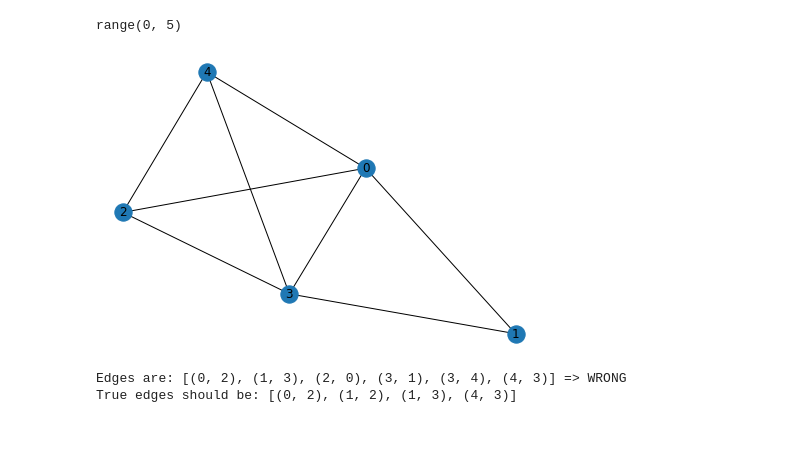
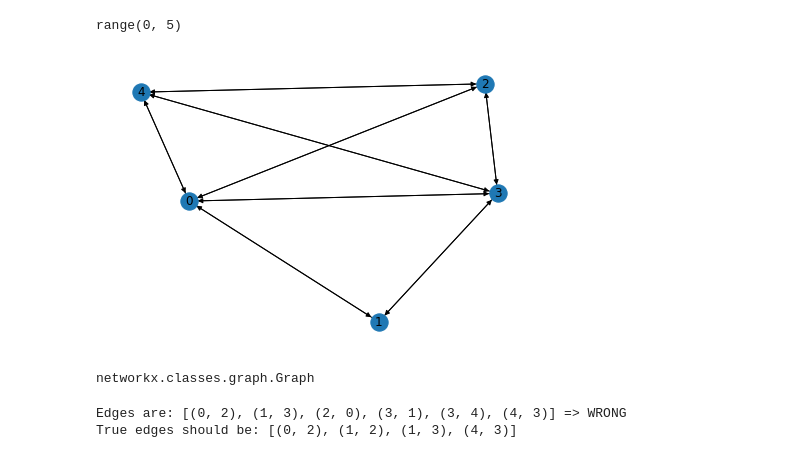
Before and after one commit to tsurubee/causal-discovery, a Jupyter notebook: microservices-demo/pc-algorithm.ipynb, the cells around one changed output. Drawn from its saved outputs; the diff is of its cells as text; code cells hidden in the pictures.

```diff
--- a/microservices-demo/pc-algorithm.ipynb
+++ b/microservices-demo/pc-algorithm.ipynb
@@ -34,7 +40,9 @@ for target in TARGET_DATA:
     for t in raw_data[target].dropna():
         for metric in t:
             if metric["metric_name"] in TARGET_DATA[target]:
-                column_name = "{}-{}-{}".format(target[0], metric["{}_name".format(target[:-1])], metric["metric_name"].replace("container", ""))
+                metric_name = metric["metric_name"].replace("container_", "").replace("node_", "")
+                target_name = metric["{}_name".format(target[:-1])].replace("gke-microservices-experi-default-pool-", "")
+                column_name = "{}-{}_{}".format(target[0], target_name, metric_name)
                 data_df[column_name] = np.array(metric["values"], dtype=np.float64)[:, 1]
 data_df
 # %% [output]
@@ -76,0 +140,7 @@ labels
+# %%
+no_deps_container_pair = []
+for i, j in combinations(containers_list, 2):
+    if j not in com_deps[i] and container_hosts[i] != container_hosts[j]:
+        no_deps_container_pair.append([i, j])
+print(len(no_deps_container_pair))
+print(no_deps_container_pair)
@@ -76,0 +150,7 @@ labels
+# %%
+no_paths = []
+for pair in no_deps_container_pair:
+    for i in containers_metrics[pair[0]]:
+        for j in containers_metrics[pair[1]]:
+            no_paths.append([i, j])
+print(len(no_paths))
@@ -76,0 +159,13 @@ labels
+# %%
+# Prepare init graph
+init_g = nx.Graph()
+node_ids = range(len(data_df.columns))
+init_g.add_nodes_from(node_ids)
+for (i, j) in combinations(node_ids, 2):
+    init_g.add_edge(i, j)
+print(init_g.number_of_edges())
+for no_path in no_paths:
+    init_g.remove_edge(no_path[0], no_path[1])
+print(init_g.number_of_edges())
+#agraph = nx.nx_agraph.to_agraph(init_g).draw(prog='sfdp', format='png')
+#Image(agraph)
@@ -186,9 +285,13 @@ for no_path in no_paths:
     init_g.remove_edge(no_path[0], no_path[1])
 # nx.nx_agraph.view_pygraphviz(g, prog='fdp')
 # %%
-nx.draw(init_g, with_labels=True)
+nx.draw(init_g.to_directed(), with_labels=True)
 # %% [output]
-[figure, old version]
+[figure, new version]
+# %%
+type(init_g)
+# %% [output]
+networkx.classes.graph.Graph
 # %%
 (g, sep_set) = pcalg.estimate_skeleton(indep_test_func=ci_test_dis,
                                  data_matrix=dm,
```
Also changed, not shown: parts of 14 cells of this notebook, 3 other files.
